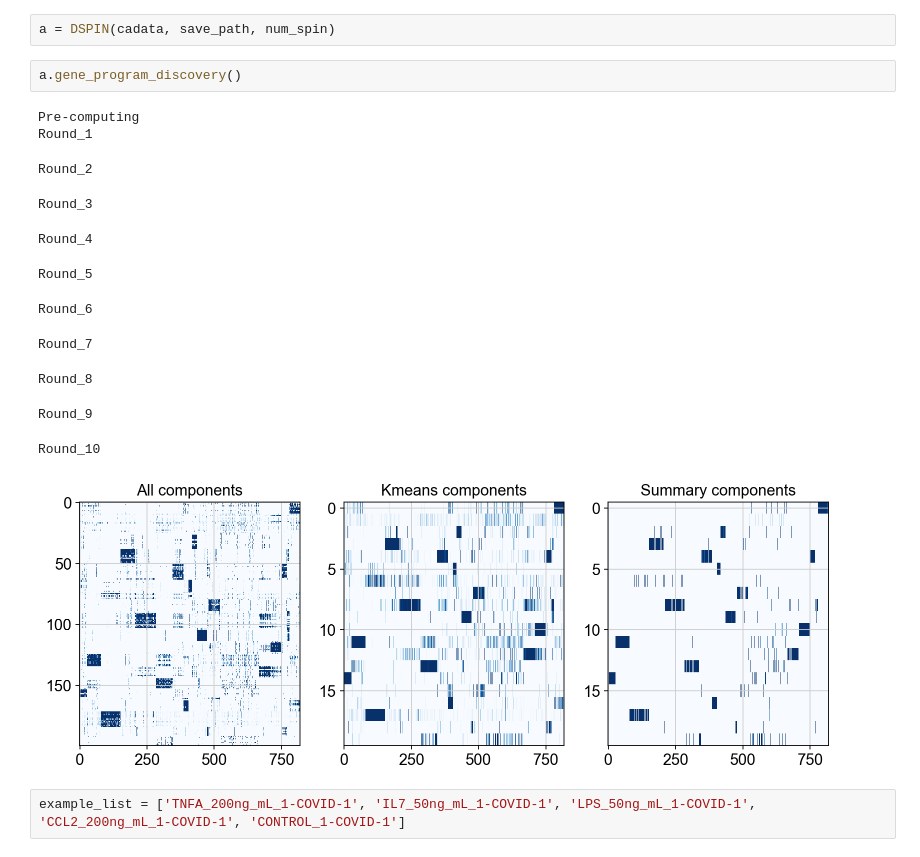
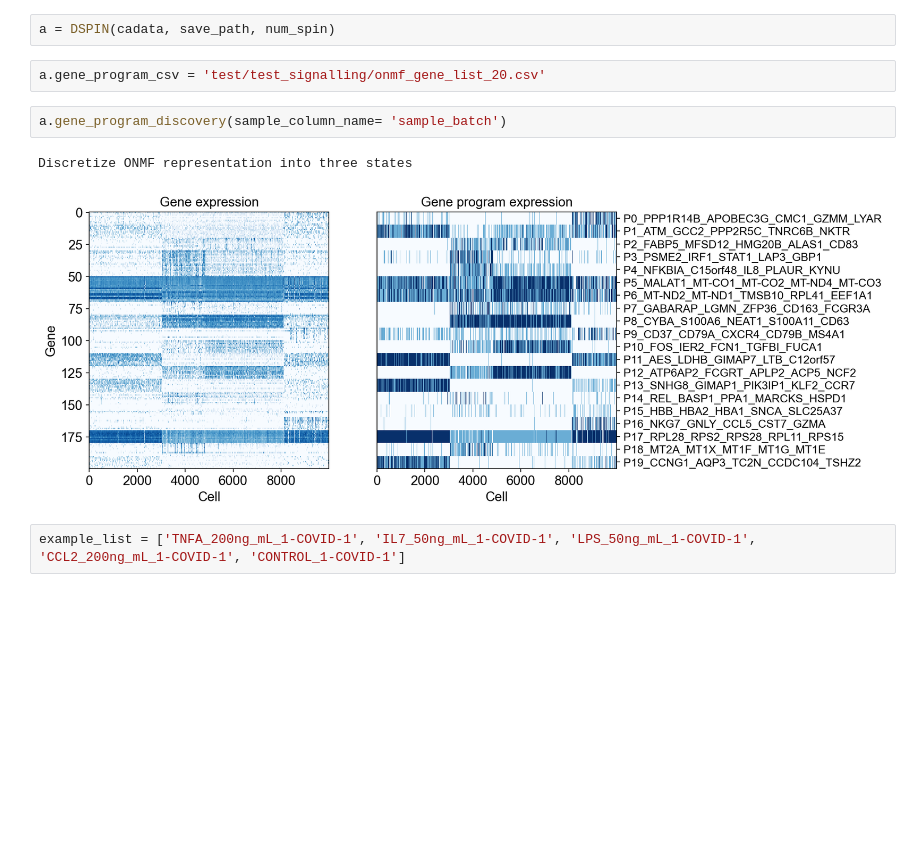
Before and after one commit to YingyGong/DSPIN-abstract, a Jupyter notebook: D_SPIN_example_single_cell_signalling.ipynb, the cells around one changed output. Cells and saved outputs as stored; diff of their text form; blank space fills up the shorter version.

Commit message:
jmat plots; example notebook messy

```diff
--- a/D_SPIN_example_single_cell_signalling.ipynb
+++ b/D_SPIN_example_single_cell_signalling.ipynb
@@ -34,21 +34,13 @@ reload(util.dspin)
 from util.dspin import DSPIN
 # %%
 a = DSPIN(cadata, save_path, num_spin)
+# %%
+a.gene_program_csv = 'test/test_signalling/onmf_gene_list_20.csv'
 # %%
-a.gene_program_discovery()
+a.gene_program_discovery(sample_column_name= 'sample_batch')
 # %% [output]
-Pre-computing
-Round_1
+Discretize ONMF representation into three states
-Round_2
-Round_3
-Round_4
-Round_5
-Round_6
-Round_7
-Round_8
-Round_9
-Round_10
-[figure, old version]
+[figure, new version]
 # %%
 example_list = ['TNFA_200ng_mL_1-COVID-1', 'IL7_50ng_mL_1-COVID-1', 'LPS_50ng_mL_1-COVID-1', 'CCL2_200ng_mL_1-COVID-1', 'CONTROL_1-COVID-1']
 # %%
```
Also changed, not shown: parts of 16 cells of this notebook, 2 other files.
